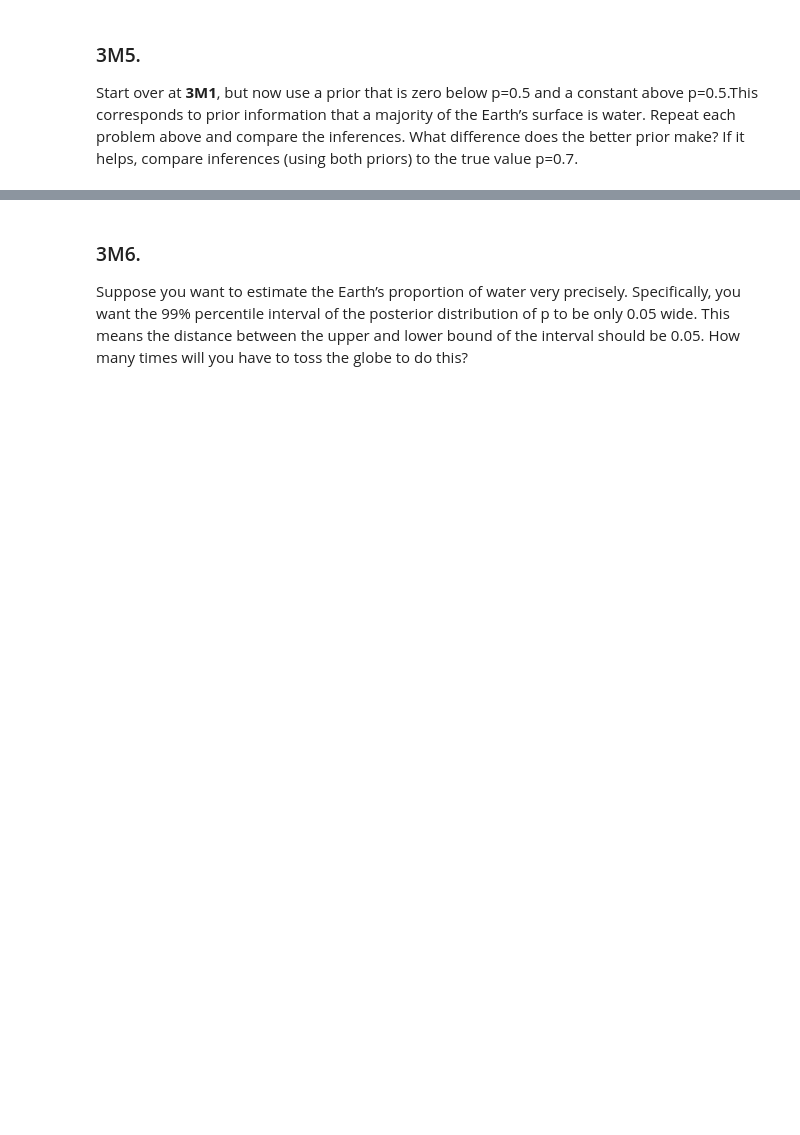
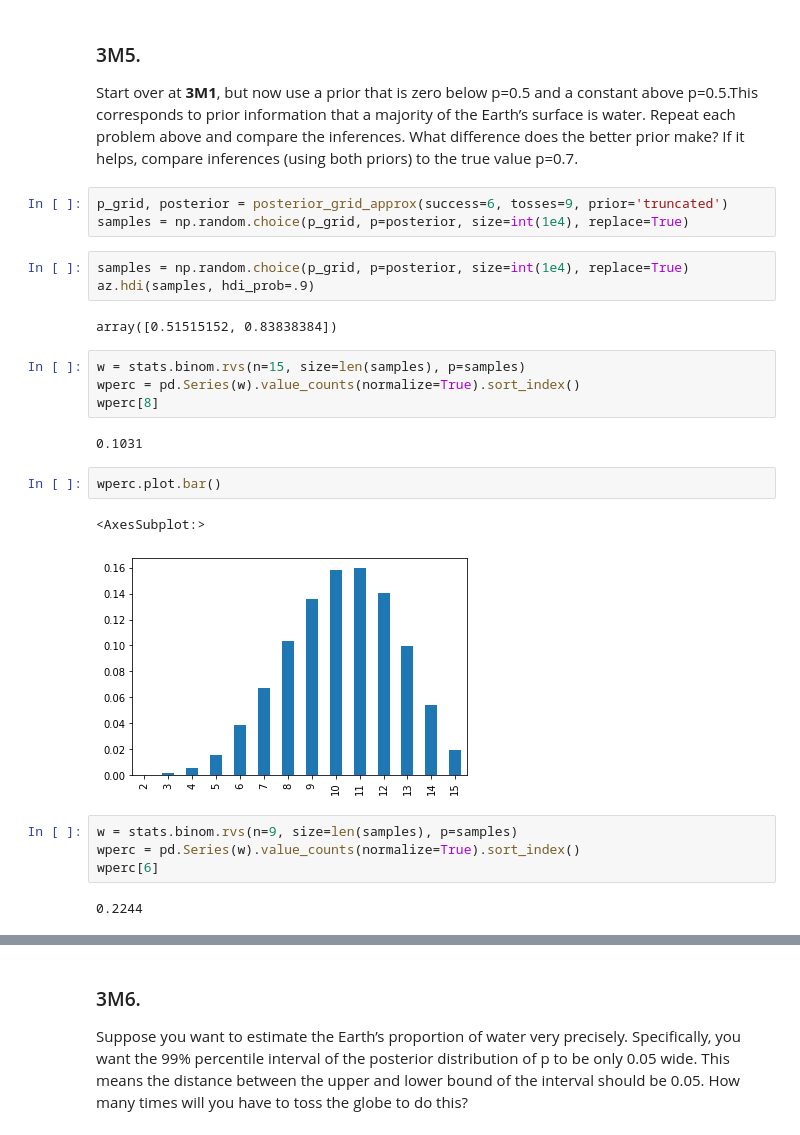
Before and after one commit to Giuco/statistical-rethinking, a Jupyter notebook: notebooks/Ch3.ipynb, the cells around one changed output, grey strips where cells are left out. Drawn from its saved outputs; the diff is of its cells as text; blank space fills up the shorter version.

```diff
--- a/notebooks/Ch3.ipynb
+++ b/notebooks/Ch3.ipynb
@@ -437,3 +466,28 @@ Using the posterior distribution constructed from the new (8/15) data, now calcu
 ### 3M5.
 
 Start over at **3M1**, but now use a prior that is zero below p=0.5 and a constant above p=0.5.This corresponds to prior information that a majority of the Earth’s surface is water. Repeat each problem above and compare the inferences. What difference does the better prior make? If it helps, compare inferences (using both priors) to the true value p=0.7.
+# %%
+p_grid, posterior = posterior_grid_approx(success=6, tosses=9, prior='truncated')
+samples = np.random.choice(p_grid, p=posterior, size=int(1e4), replace=True)
+# %%
+samples = np.random.choice(p_grid, p=posterior, size=int(1e4), replace=True)
+az.hdi(samples, hdi_prob=.9)
+# %% [output]
+array([0.51515152, 0.83838384])
+# %%
+w = stats.binom.rvs(n=15, size=len(samples), p=samples)
+wperc = pd.Series(w).value_counts(normalize=True).sort_index()
+wperc[8]
+# %% [output]
+0.1031
+# %%
+wperc.plot.bar()
+# %% [output]
+<AxesSubplot:>
+[figure, added]
+# %%
+w = stats.binom.rvs(n=9, size=len(samples), p=samples)
+wperc = pd.Series(w).value_counts(normalize=True).sort_index()
+wperc[6]
+# %% [output]
+0.2244
```
Also changed, not shown: parts of 44 cells of this notebook, 1 other file.
